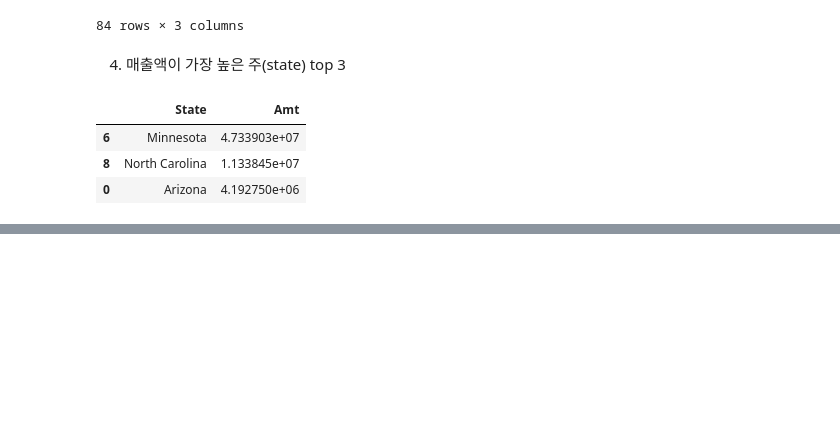
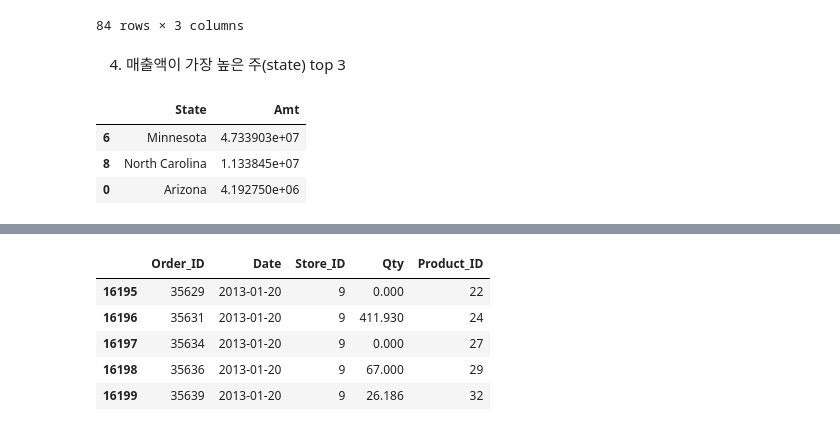
Before and after one commit to won4513/-, a Jupyter notebook: 백준/won/데이터처리/02 - 데이터프레임 결합.ipynb, the cells around one changed output, grey strips where cells are left out. Cells and saved outputs as stored; diff of their text form; code cells hidden in the pictures; blank space fills up the shorter version.

```diff
--- a/백준/won/데이터처리/02 - 데이터프레임 결합.ipynb
+++ b/백준/won/데이터처리/02 - 데이터프레임 결합.ipynb
@@ -307,0 +365,9 @@ temp2.sort_values('Amt', ascending = False).head(3)
+# %%
+sales.tail()
+# %% [output]
+|  | Order_ID | Date | Store_ID | Qty | Product_ID |
+| 16195 | 35629 | 2013-01-20 | 9 | 0.000 | 22 |
+| 16196 | 35631 | 2013-01-20 | 9 | 411.930 | 24 |
+| 16197 | 35634 | 2013-01-20 | 9 | 0.000 | 27 |
+| 16198 | 35636 | 2013-01-20 | 9 | 67.000 | 29 |
+| 16199 | 35639 | 2013-01-20 | 9 | 26.186 | 32 |
```
Also changed, not shown: parts of 4 cells of this notebook, 3 other files.
